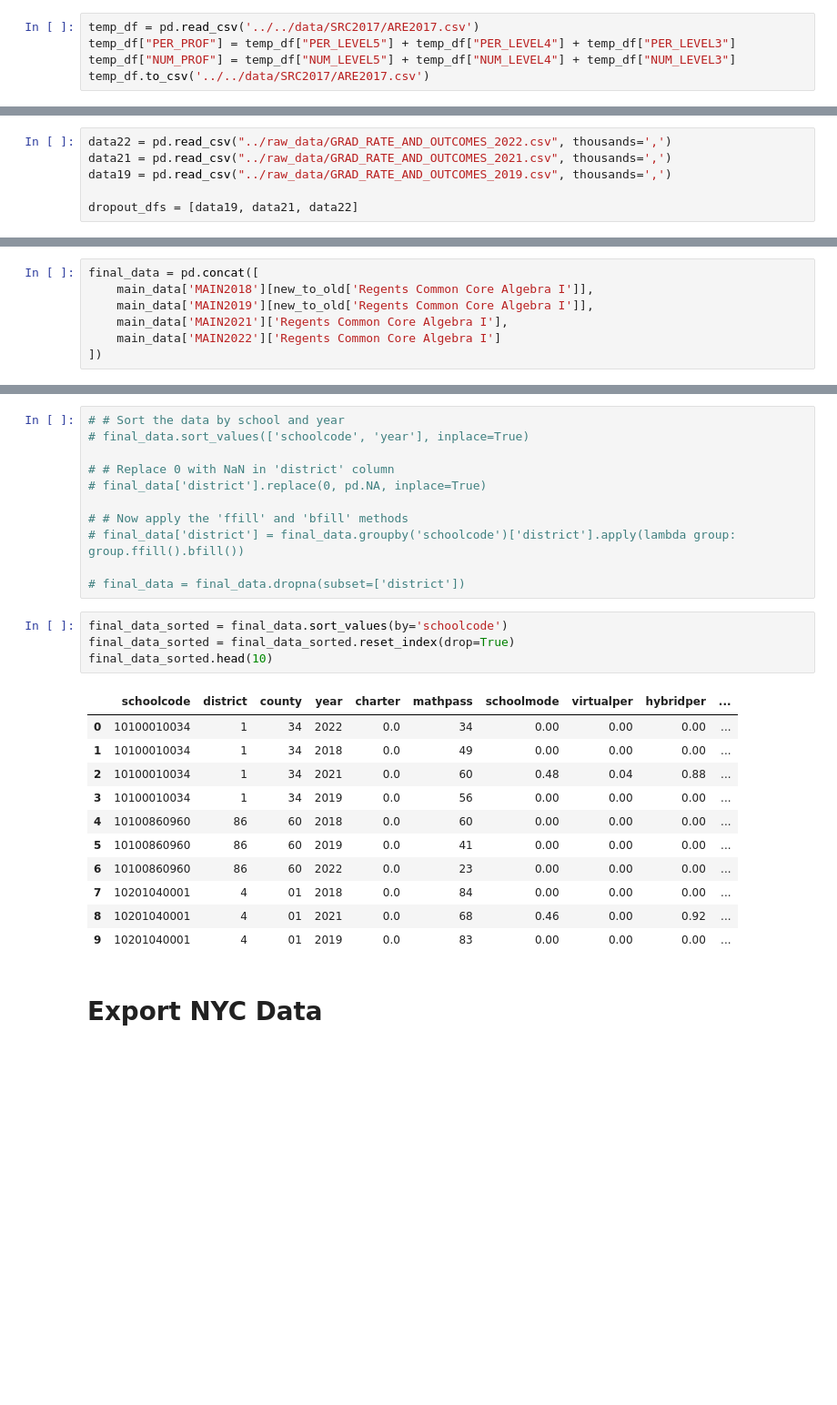
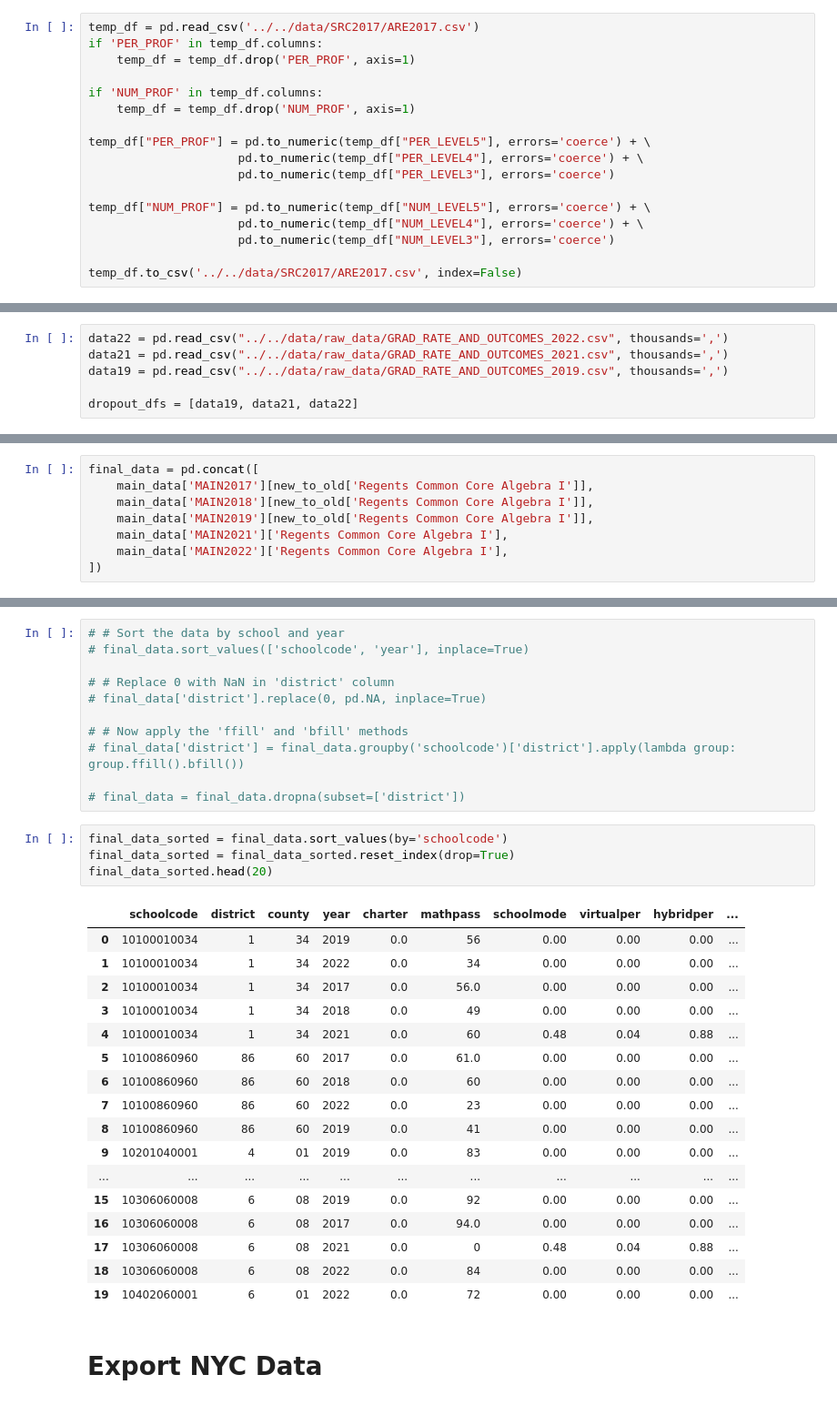
Before and after one commit to natantes/virtual_mode_research, a Jupyter notebook: cleaning_files/cleaning_file_math_new_york.ipynb, the cells around one changed output, grey strips where cells are left out. Shown at 91% size. Cells and saved outputs as stored; diff of their text form; blank space fills up the shorter version.

```diff
--- a/cleaning_files/cleaning_file_math_new_york.ipynb
+++ b/cleaning_files/cleaning_file_math_new_york.ipynb
@@ -14,9 +14,21 @@ import warnings
 years = [2017, 2018, 2019, 2021, 2022]
 # %%
 temp_df = pd.read_csv('../../data/SRC2017/ARE2017.csv')
-temp_df["PER_PROF"] = temp_df["PER_LEVEL5"] + temp_df["PER_LEVEL4"] + temp_df["PER_LEVEL3"]
-temp_df["NUM_PROF"] = temp_df["NUM_LEVEL5"] + temp_df["NUM_LEVEL4"] + temp_df["NUM_LEVEL3"]
-temp_df.to_csv('../../data/SRC2017/ARE2017.csv')
+if 'PER_PROF' in temp_df.columns:
+    temp_df = temp_df.drop('PER_PROF', axis=1)
+
+if 'NUM_PROF' in temp_df.columns:
+    temp_df = temp_df.drop('NUM_PROF', axis=1)
+
+temp_df["PER_PROF"] = pd.to_numeric(temp_df["PER_LEVEL5"], errors='coerce') + \
+                     pd.to_numeric(temp_df["PER_LEVEL4"], errors='coerce') + \
+                     pd.to_numeric(temp_df["PER_LEVEL3"], errors='coerce')
+
+temp_df["NUM_PROF"] = pd.to_numeric(temp_df["NUM_LEVEL5"], errors='coerce') + \
+                     pd.to_numeric(temp_df["NUM_LEVEL4"], errors='coerce') + \
+                     pd.to_numeric(temp_df["NUM_LEVEL3"], errors='coerce')
+
+temp_df.to_csv('../../data/SRC2017/ARE2017.csv', index=False)
 # %% [markdown]
 # Intialize Useful Functions
 # %%
@@ -114,9 +126,9 @@ for name, filepath in zip(MAIN_NAMES, MAIN_PATH):
 # %% [markdown]
 # Import Dropout Rates
 # %%
-data22 = pd.read_csv("../raw_data/GRAD_RATE_AND_OUTCOMES_2022.csv", thousands=',')
-data21 = pd.read_csv("../raw_data/GRAD_RATE_AND_OUTCOMES_2021.csv", thousands=',')
-data19 = pd.read_csv("../raw_data/GRAD_RATE_AND_OUTCOMES_2019.csv", thousands=',')
+data22 = pd.read_csv("../../data/raw_data/GRAD_RATE_AND_OUTCOMES_2022.csv", thousands=',')
+data21 = pd.read_csv("../../data/raw_data/GRAD_RATE_AND_OUTCOMES_2021.csv", thousands=',')
+data19 = pd.read_csv("../../data/raw_data/GRAD_RATE_AND_OUTCOMES_2019.csv", thousands=',')
 
 dropout_dfs = [data19, data21, data22]
 # %% [markdown]
@@ -451,10 +463,11 @@ checkpoint 7
 ### Concatenate All Dataframes
 # %%
 final_data = pd.concat([
+    main_data['MAIN2017'][new_to_old['Regents Common Core Algebra I']],
     main_data['MAIN2018'][new_to_old['Regents Common Core Algebra I']],
     main_data['MAIN2019'][new_to_old['Regents Common Core Algebra I']],
     main_data['MAIN2021']['Regents Common Core Algebra I'],
-    main_data['MAIN2022']['Regents Common Core Algebra I']
+    main_data['MAIN2022']['Regents Common Core Algebra I'],
 ])
 # %%
 final_data['SUBJECT'] = 'Regents Common Core Algebra I'
@@ -662,19 +675,25 @@ final_data[rounding_cols] = final_data[rounding_cols].round(4)
 # %%
 final_data_sorted = final_data.sort_values(by='schoolcode')
 final_data_sorted = final_data_sorted.reset_index(drop=True)
-final_data_sorted.head(10)
+final_data_sorted.head(20)
 # %% [output]
 |  | schoolcode | district | county | year | charter | mathpass | schoolmode | virtualper | hybridper | ... |
-| 0 | 10100010034 | 1 | 34 | 2022 | 0.0 | 34 | 0.00 | 0.00 | 0.00 | ... |
-| 1 | 10100010034 | 1 | 34 | 2018 | 0.0 | 49 | 0.00 | 0.00 | 0.00 | ... |
-| 2 | 10100010034 | 1 | 34 | 2021 | 0.0 | 60 | 0.48 | 0.04 | 0.88 | ... |
-| 3 | 10100010034 | 1 | 34 | 2019 | 0.0 | 56 | 0.00 | 0.00 | 0.00 | ... |
-| 4 | 10100860960 | 86 | 60 | 2018 | 0.0 | 60 | 0.00 | 0.00 | 0.00 | ... |
-| 5 | 10100860960 | 86 | 60 | 2019 | 0.0 | 41 | 0.00 | 0.00 | 0.00 | ... |
-| 6 | 10100860960 | 86 | 60 | 2022 | 0.0 | 23 | 0.00 | 0.00 | 0.00 | ... |
-| 7 | 10201040001 | 4 | 01 | 2018 | 0.0 | 84 | 0.00 | 0.00 | 0.00 | ... |
-| 8 | 10201040001 | 4 | 01 | 2021 | 0.0 | 68 | 0.46 | 0.00 | 0.92 | ... |
+| 0 | 10100010034 | 1 | 34 | 2019 | 0.0 | 56 | 0.00 | 0.00 | 0.00 | ... |
+| 1 | 10100010034 | 1 | 34 | 2022 | 0.0 | 34 | 0.00 | 0.00 | 0.00 | ... |
+| 2 | 10100010034 | 1 | 34 | 2017 | 0.0 | 56.0 | 0.00 | 0.00 | 0.00 | ... |
+| 3 | 10100010034 | 1 | 34 | 2018 | 0.0 | 49 | 0.00 | 0.00 | 0.00 | ... |
+| 4 | 10100010034 | 1 | 34 | 2021 | 0.0 | 60 | 0.48 | 0.04 | 0.88 | ... |
+| 5 | 10100860960 | 86 | 60 | 2017 | 0.0 | 61.0 | 0.00 | 0.00 | 0.00 | ... |
+| 6 | 10100860960 | 86 | 60 | 2018 | 0.0 | 60 | 0.00 | 0.00 | 0.00 | ... |
+| 7 | 10100860960 | 86 | 60 | 2022 | 0.0 | 23 | 0.00 | 0.00 | 0.00 | ... |
+| 8 | 10100860960 | 86 | 60 | 2019 | 0.0 | 41 | 0.00 | 0.00 | 0.00 | ... |
 | 9 | 10201040001 | 4 | 01 | 2019 | 0.0 | 83 | 0.00 | 0.00 | 0.00 | ... |
+| ... | ... | ... | ... | ... | ... | ... | ... | ... | ... | ... |
+| 15 | 10306060008 | 6 | 08 | 2019 | 0.0 | 92 | 0.00 | 0.00 | 0.00 | ... |
+| 16 | 10306060008 | 6 | 08 | 2017 | 0.0 | 94.0 | 0.00 | 0.00 | 0.00 | ... |
+| 17 | 10306060008 | 6 | 08 | 2021 | 0.0 | 0 | 0.48 | 0.04 | 0.88 | ... |
+| 18 | 10306060008 | 6 | 08 | 2022 | 0.0 | 84 | 0.00 | 0.00 | 0.00 | ... |
+| 19 | 10402060001 | 6 | 01 | 2022 | 0.0 | 72 | 0.00 | 0.00 | 0.00 | ... |
 # %% [markdown]
 # Export NYC Data
 # %%
```
Also changed, not shown: parts of 3 cells of this notebook, 4 other files.
